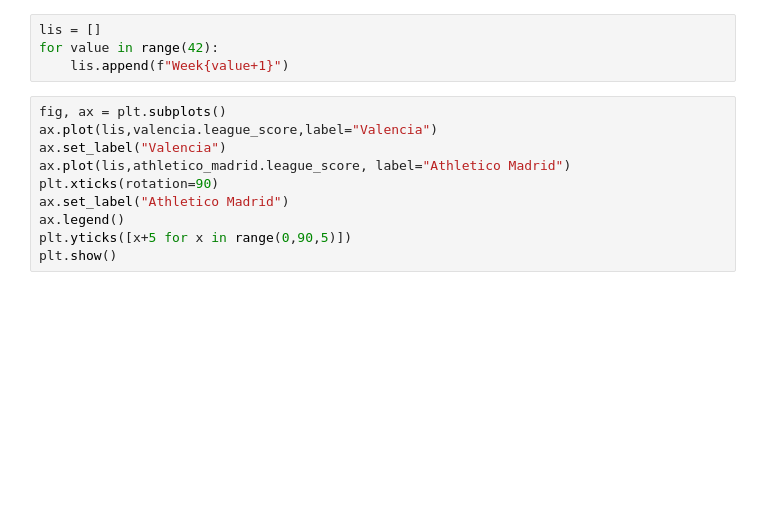
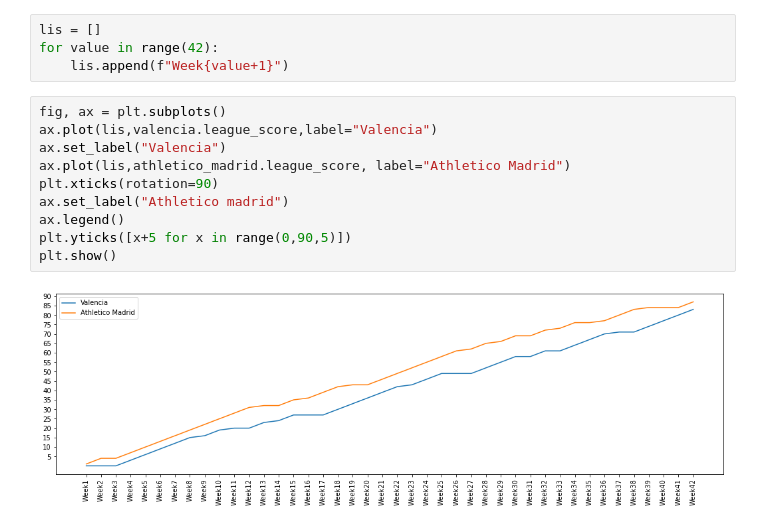
Before and after one commit to Wisal-Mukhtiar/Data_Science_Projects, a Jupyter notebook: Data_manipulation_projects/Analysis_of_laliga_dataset/laliga.ipynb, the cells around one changed output. Drawn from its saved outputs; the diff is of its cells as text; blank space fills up the shorter version.

Commit message:
visualizing the top 2 teams' title race

```diff
--- a/Data_manipulation_projects/Analysis_of_laliga_dataset/laliga.ipynb
+++ b/Data_manipulation_projects/Analysis_of_laliga_dataset/laliga.ipynb
@@ -135,10 +173,12 @@ for value in range(42):
 # %%
 fig, ax = plt.subplots()
 ax.plot(lis,valencia.league_score,label="Valencia")
 ax.set_label("Valencia")
 ax.plot(lis,athletico_madrid.league_score, label="Athletico Madrid")
 plt.xticks(rotation=90)
-ax.set_label("Athletico Madrid")
+ax.set_label("Athletico madrid")
 ax.legend()
 plt.yticks([x+5 for x in range(0,90,5)])
 plt.show()
+# %% [output]
+[figure, added]
```
Also changed, not shown: parts of 5 cells of this notebook.
